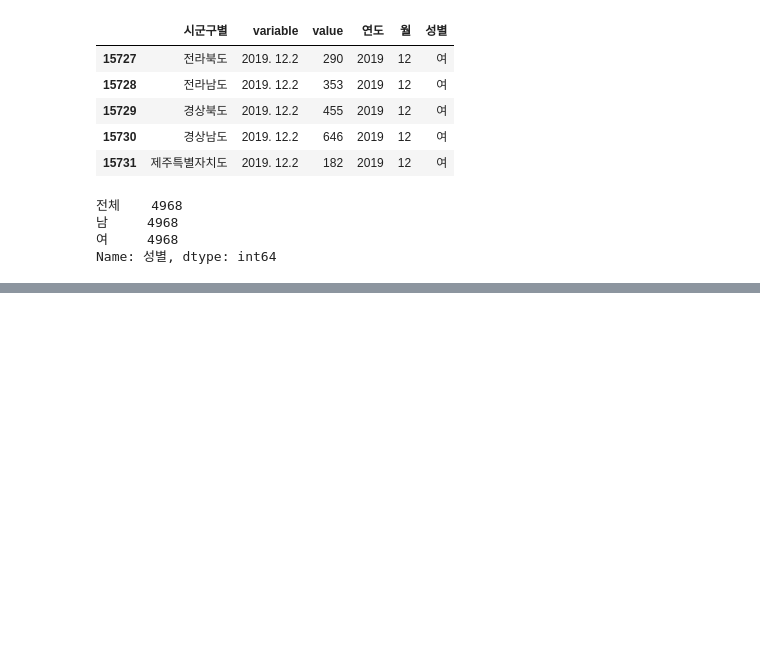
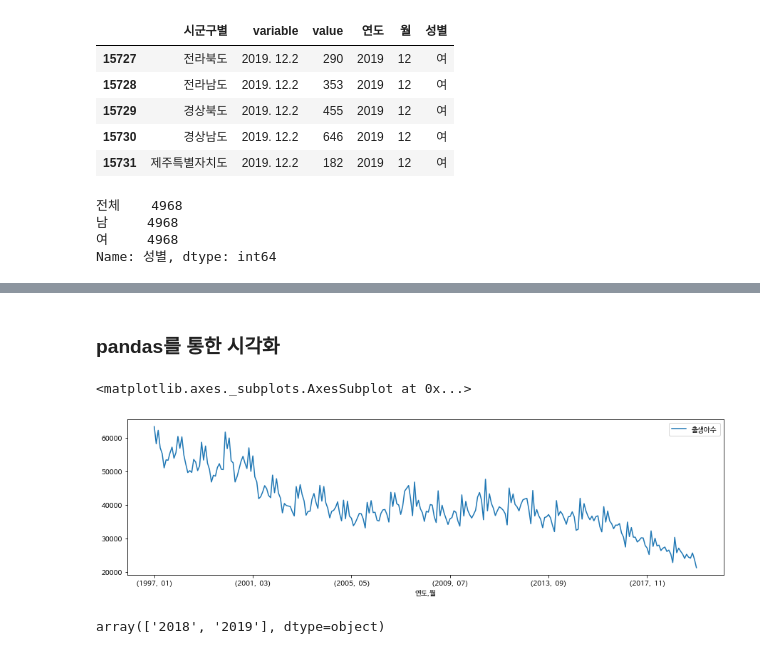
Before and after one commit to dlscks/pythondemo, a Jupyter notebook: python_25_2020년_인구_총_조사.ipynb, the cells around one changed output, grey strips where cells are left out. Cells and saved outputs as stored; diff of their text form; code cells hidden in the pictures; blank space fills up the shorter version.

```diff
--- a/python_25_2020년_인구_총_조사.ipynb
+++ b/python_25_2020년_인구_총_조사.ipynb
@@ -406,3 +406,6 @@ df['성별'].value_counts()
 남     4968
 여     4968
 Name: 성별, dtype: int64
+# %%
+df = df.rename(columns={'variable':'기간','value':'출생아수'})
+df.head()
@@ -408,0 +439,2 @@ Name: 성별, dtype: int64
+# %%
+df['출생아수'] = df['출생아수'].replace('-',np.nan)
@@ -408,0 +472,3 @@ Name: 성별, dtype: int64
+# %%
+df['출생아수']=df['출생아수'].astype(float)
+df.info()
@@ -408,0 +512,5 @@ Name: 성별, dtype: int64
+# %%
+df_all = df[(df['시군구별']=='전국')&(df['성별']=='전체')]
+print(df_all['시군구별'].unique())
+print(df_all['성별'].unique())
+#df_all
@@ -408,0 +538,7 @@ Name: 성별, dtype: int64
+# %% [markdown]
+### pandas를 통한 시각화
+# %%
+df_all.set_index(['연도','월']).plot(figsize=(15,4))
+# %% [output]
+<matplotlib.axes._subplots.AxesSubplot at 0x...>
+[figure, added]
@@ -408,0 +549,4 @@ Name: 성별, dtype: int64
+# %%
+df_all[-24:]['연도'].unique()
+# %% [output]
+array(['2018', '2019'], dtype=object)
```
Also changed, not shown: parts of 32 cells of this notebook.
